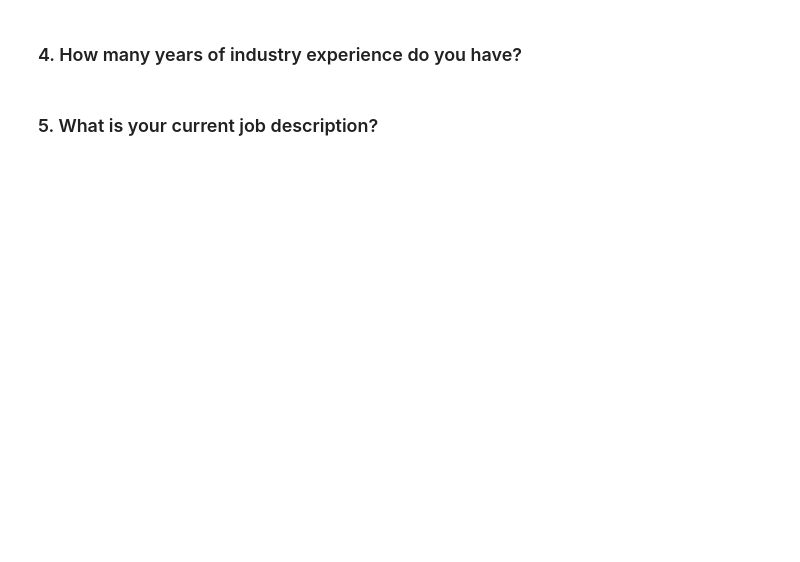
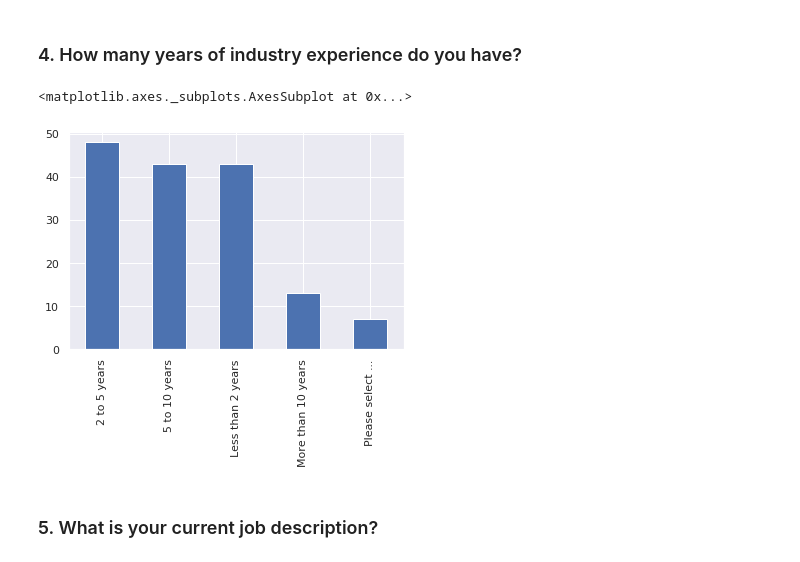
Before and after one commit to rafed123/ugse, a Jupyter notebook: Analysis.ipynb, the cells around one changed output. Saved outputs shown, nothing was run; the diff lists cells and outputs as text; code cells hidden in the pictures; blank space fills up the shorter version.

```diff
--- a/Analysis.ipynb
+++ b/Analysis.ipynb
@@ -110,4 +99,10 @@ df.groupby(cols[3]).size().plot(kind='bar')
 # %% [markdown]
 ### 4. How many years of industry experience do you have?
+# %%
+df1 = df[cols[4]].value_counts()
+df1.plot(kind='bar')
+# %% [output]
+<matplotlib.axes._subplots.AxesSubplot at 0x...>
+[figure, added]
 # %% [markdown]
 ### 5. What is your current job description?
```
Also changed, not shown: parts of 19 cells of this notebook.
